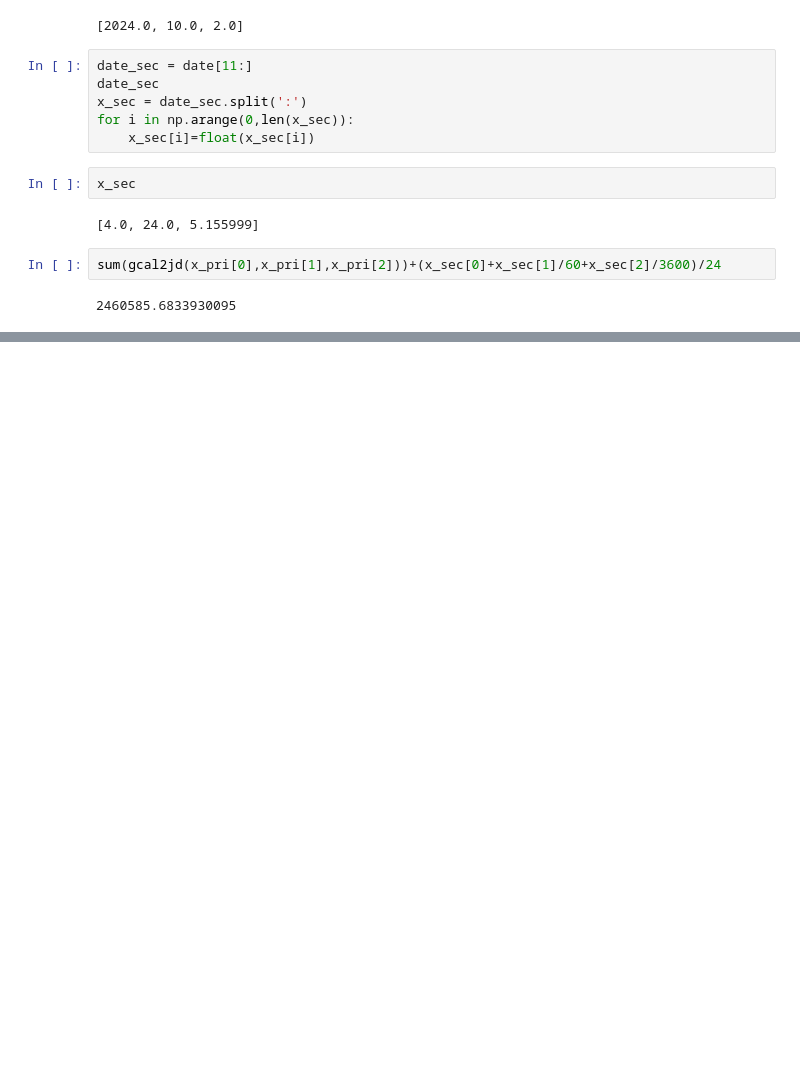
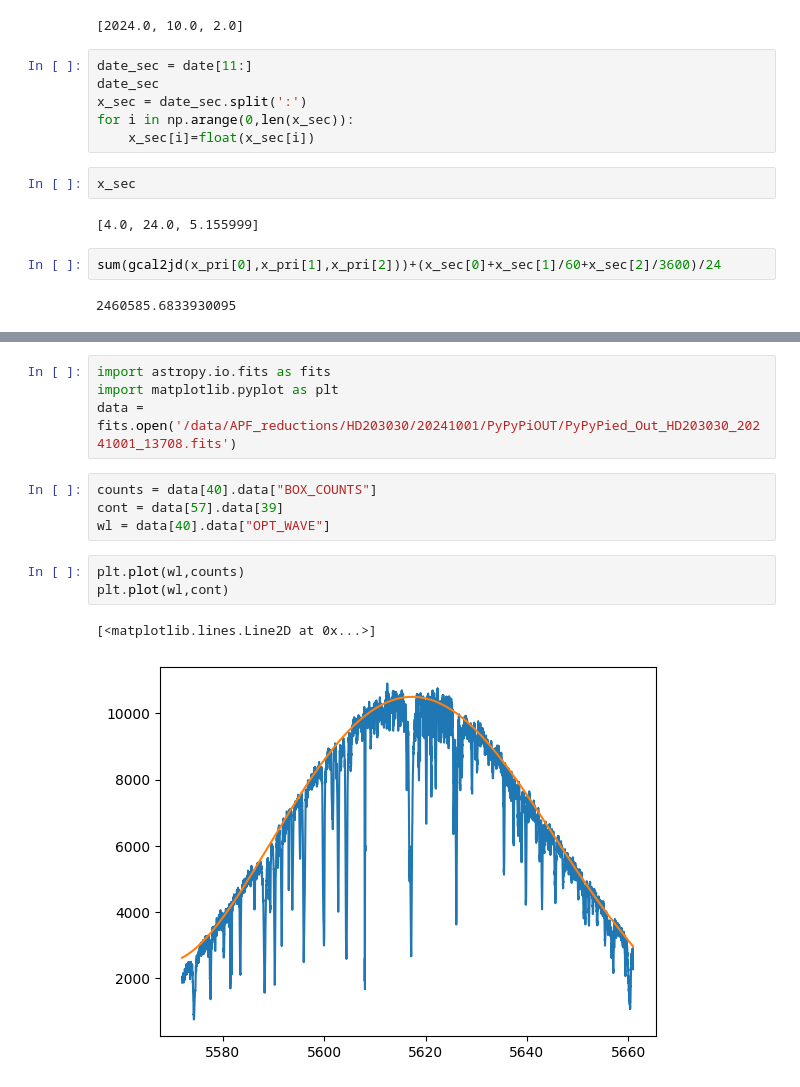
Before and after one commit to skleiman27/pyodineAPF, a Jupyter notebook: pyodine_tut2.ipynb, the cells around one changed output, grey strips where cells are left out. Saved outputs shown, nothing was run; the diff lists cells and outputs as text; blank space fills up the shorter version.

```diff
--- a/pyodine_tut2.ipynb
+++ b/pyodine_tut2.ipynb
@@ -543,0 +805,14 @@ sum(gcal2jd(x_pri[0],x_pri[1],x_pri[2]))+(x_sec[0]+x_sec[1]/60+x_sec[2]/3600)/24
+# %%
+import astropy.io.fits as fits
+import matplotlib.pyplot as plt
+data = fits.open('/data/APF_reductions/HD203030/20241001/PyPyPiOUT/PyPyPied_Out_HD203030_20241001_13708.fits')
+# %%
+counts = data[40].data["BOX_COUNTS"]
+cont = data[57].data[39]
+wl = data[40].data["OPT_WAVE"]
+# %%
+plt.plot(wl,counts)
+plt.plot(wl,cont)
+# %% [output]
+[<matplotlib.lines.Line2D at 0x...>]
+[figure, added]
```
Also changed, not shown: parts of 30 cells of this notebook, 9 other files.
